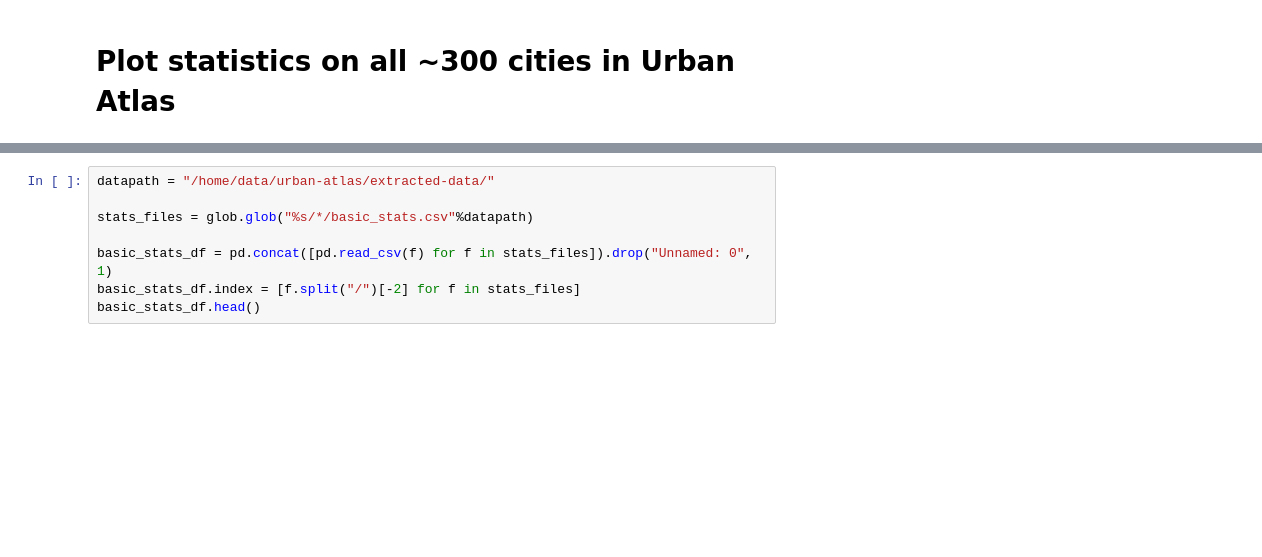
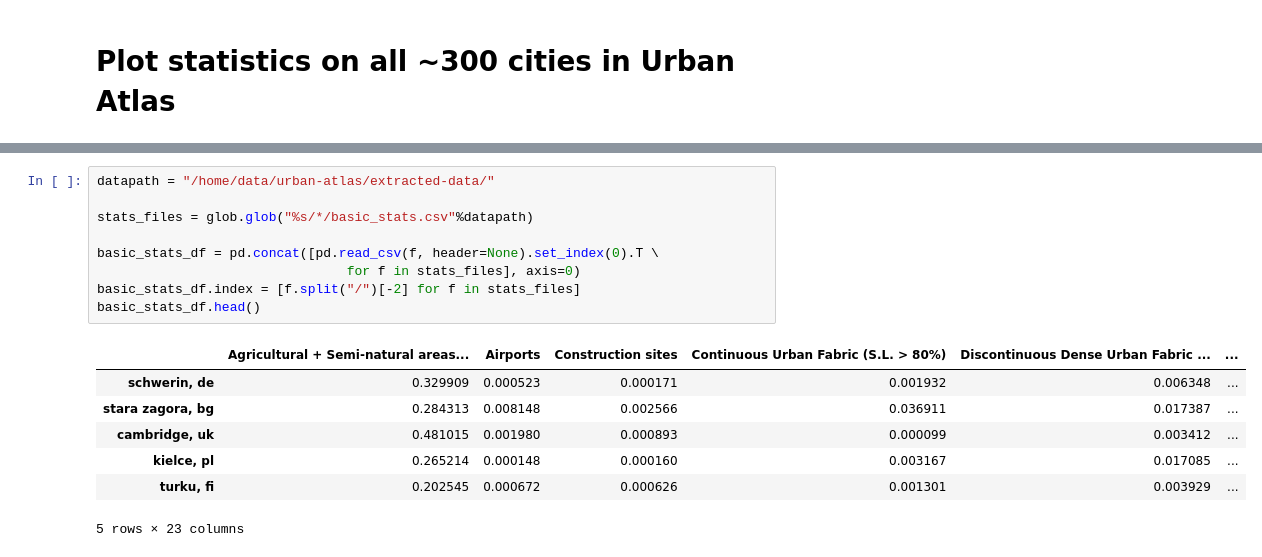
Before and after one commit to adrianalbert/urban-environments, a Jupyter notebook: dataset-collection/Urban Atlas-process shapefiles to compute stats and extract sampling locations.ipynb, the cells around one changed output, grey strips where cells are left out. Drawn from its saved outputs; the diff is of its cells as text; blank space fills up the shorter version.

```diff
--- a/dataset-collection/Urban Atlas-process shapefiles to compute stats and extract sampling locations.ipynb
+++ b/dataset-collection/Urban Atlas-process shapefiles to compute stats and extract sampling locations.ipynb
@@ -258,11 +264,20 @@ res.progress
 # %%
 datapath = "/home/data/urban-atlas/extracted-data/"
 
 stats_files = glob.glob("%s/*/basic_stats.csv"%datapath)
 
-basic_stats_df = pd.concat([pd.read_csv(f) for f in stats_files]).drop("Unnamed: 0", 1)
+basic_stats_df = pd.concat([pd.read_csv(f, header=None).set_index(0).T \
+                                for f in stats_files], axis=0)
 basic_stats_df.index = [f.split("/")[-2] for f in stats_files]
 basic_stats_df.head()
+# %% [output]
+|  | Agricultural + Semi-natural areas... | Airports | Construction sites | Continuous Urban Fabric (S.L. > 80%) | Discontinuous Dense Urban Fabric ... | ... |
+| schwerin, de | 0.329909 | 0.000523 | 0.000171 | 0.001932 | 0.006348 | ... |
+| stara zagora, bg | 0.284313 | 0.008148 | 0.002566 | 0.036911 | 0.017387 | ... |
+| cambridge, uk | 0.481015 | 0.001980 | 0.000893 | 0.000099 | 0.003412 | ... |
+| kielce, pl | 0.265214 | 0.000148 | 0.000160 | 0.003167 | 0.017085 | ... |
+| turku, fi | 0.202545 | 0.000672 | 0.000626 | 0.001301 | 0.003929 | ... |
+5 rows × 23 columns
 # %%
 sns.set_context("notebook", font_scale=1.5, rc={"lines.linewidth": 1})
 
```
Also changed, not shown: parts of 3 cells of this notebook, 2 other files.
